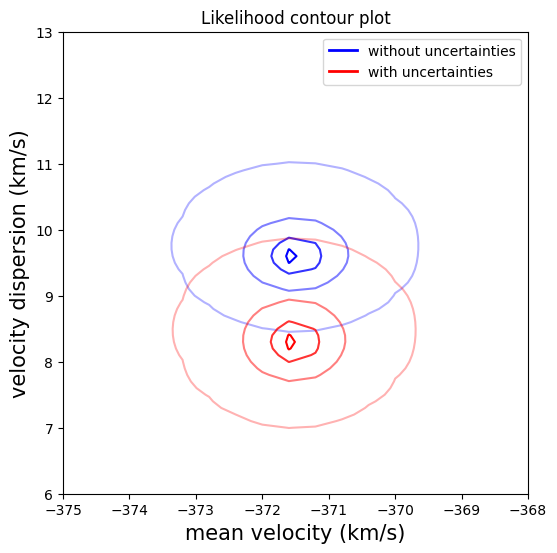
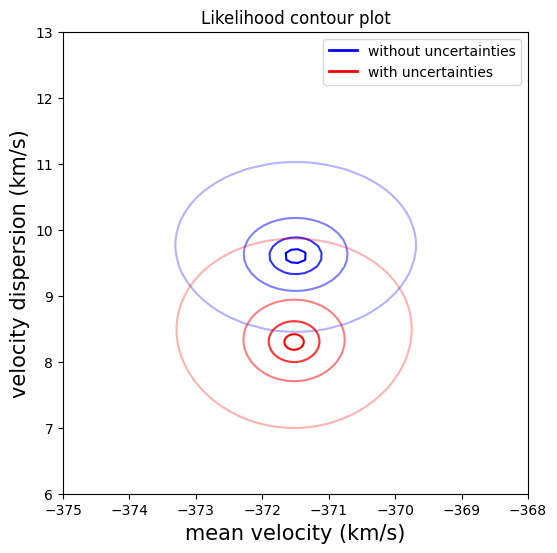
The notebook cell's code change between the first figure and the second:
--- before
+++ after
@@ -6,5 +6,5 @@
 plt.figure(figsize=(6,6))
 plt.contour(mvr_grid, dvr_grid, np.exp(logL_grid.T-np.max(logL_grid)), levels=levels, colors='blue', alpha=alphas)
-plt.contour(mvr_grid, dvr_grid, np.exp(logL_grid3.T-np.max(logL_grid3)), levels=levels, colors='red', alpha=alphas)
+plt.contour(mvr_grid3, dvr_grid3, np.exp(logL_grid3.T-np.max(logL_grid3)), levels=levels, colors='red', alpha=alphas)
 
 

Commit: updated Week1-2&3